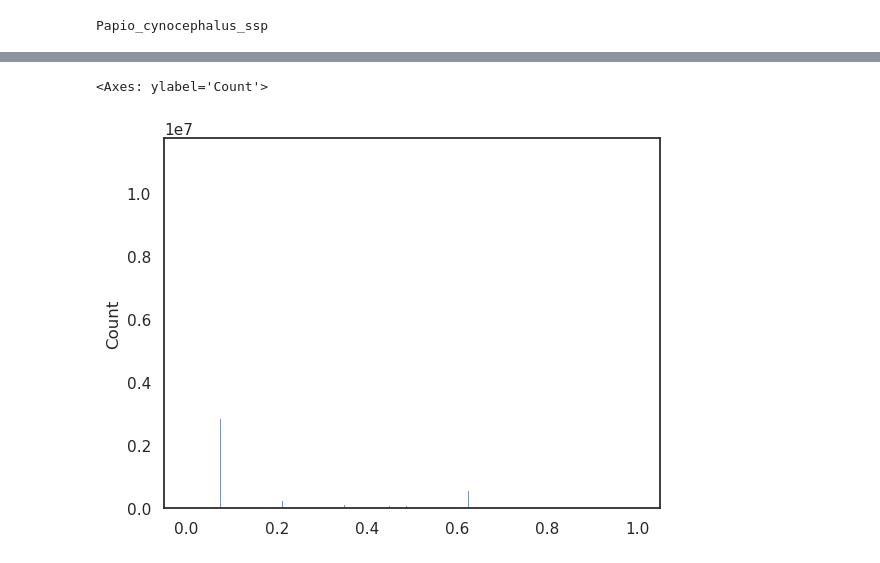
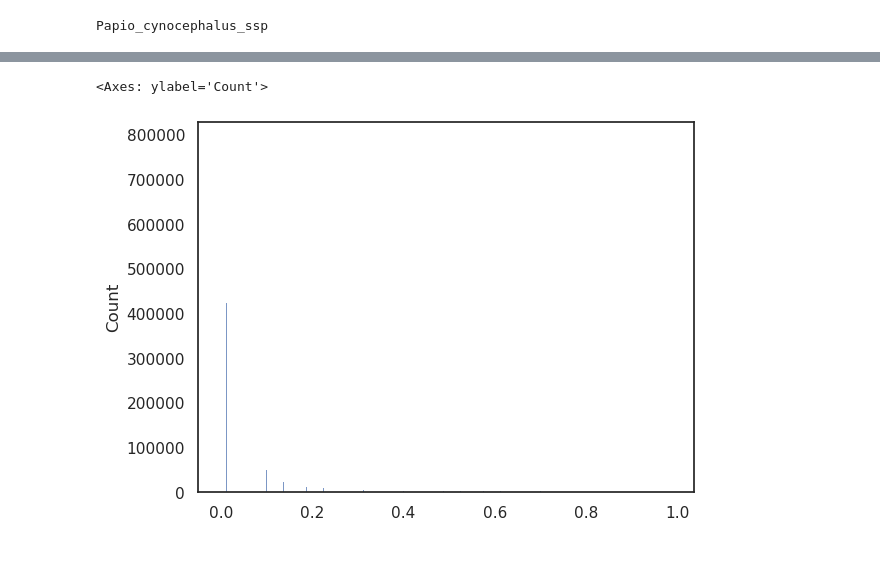
Before and after one commit to erikfogh/selection_primates, a Jupyter notebook: notebooks/standard04_fst_and_het.ipynb, the cells around one changed output, grey strips where cells are left out. Saved outputs shown, nothing was run; the diff lists cells and outputs as text; code cells hidden in the pictures.

```diff
--- a/notebooks/standard04_fst_and_het.ipynb
+++ b/notebooks/standard04_fst_and_het.ipynb
@@ -6,4 +6,4 @@ import glob
 # %%
 size_cutoff = 1000000
 window_size = 100000
-pop_input = '../data/Papio_cynocephalus_ssp/'
+pop_input = '../zarr_data/Papio_cynocephalus_ssp/'
@@ -80,6 +200,6 @@ Papio_cynocephalus_ssp
 # %%
 # Loading the genetic data.
-ds = sg.load_dataset("../data/{}".format(long_form))
+ds = sg.load_dataset("../zarr_data/{}/{}".format(long_form, large_contigs[1]))
 sex_map = dict(zip(metadata_df.GVCF_ID, metadata_df.SEX_I))
 # If you want to split based on sex. I will make every individual unique
 #ds["sample_cohort"] = xr.DataArray(pd.Series(ds.sample_id.values).map(sex_map), dims="samples")
@@ -92,4 +230,6 @@ ds
 # %%
 # This selection is heavy, but is needed to make sure that windowing steps doesn't crash
 # as the windowing step requires contigs to contain variants.
-ds = ds.sel(variants=(ds.variant_contig.isin(contig_IDs).compute()), contigs=contig_IDs)
+#variants=(ds.variant_contig.isin(contig_IDs).compute()),
+ds = ds.sel(contigs=[1])
+ds
@@ -98,6 +254,6 @@ ds_genwindow = sg.window_by_genome(ds)
 # %%
-missing_rate = ds_genwindow.call_genotype_mask[:,:,1].sum(axis=1).values/ds_genwindow.call_genotype_mask[:,:,1].count(axis=1).values
+missing_rate = ds.call_genotype_mask[:,:,1].sum(axis=1).values/ds.call_genotype_mask[:,:,1].count(axis=1).values
 sns.histplot(missing_rate)
 # %% [output]
 <Axes: ylabel='Count'>
-[figure, old version]
+[figure, new version]
```
Also changed, not shown: parts of 38 cells of this notebook, 9 other files.
